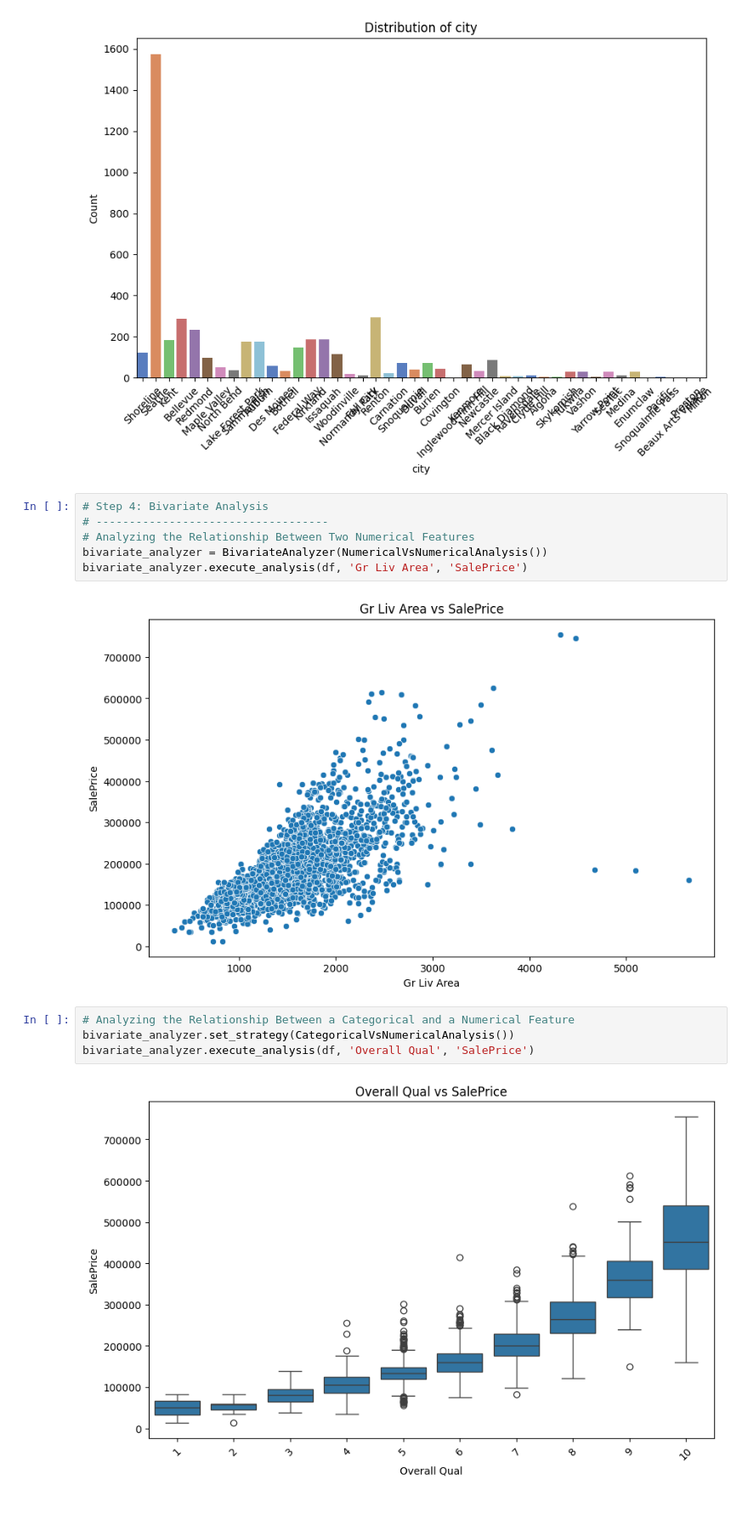
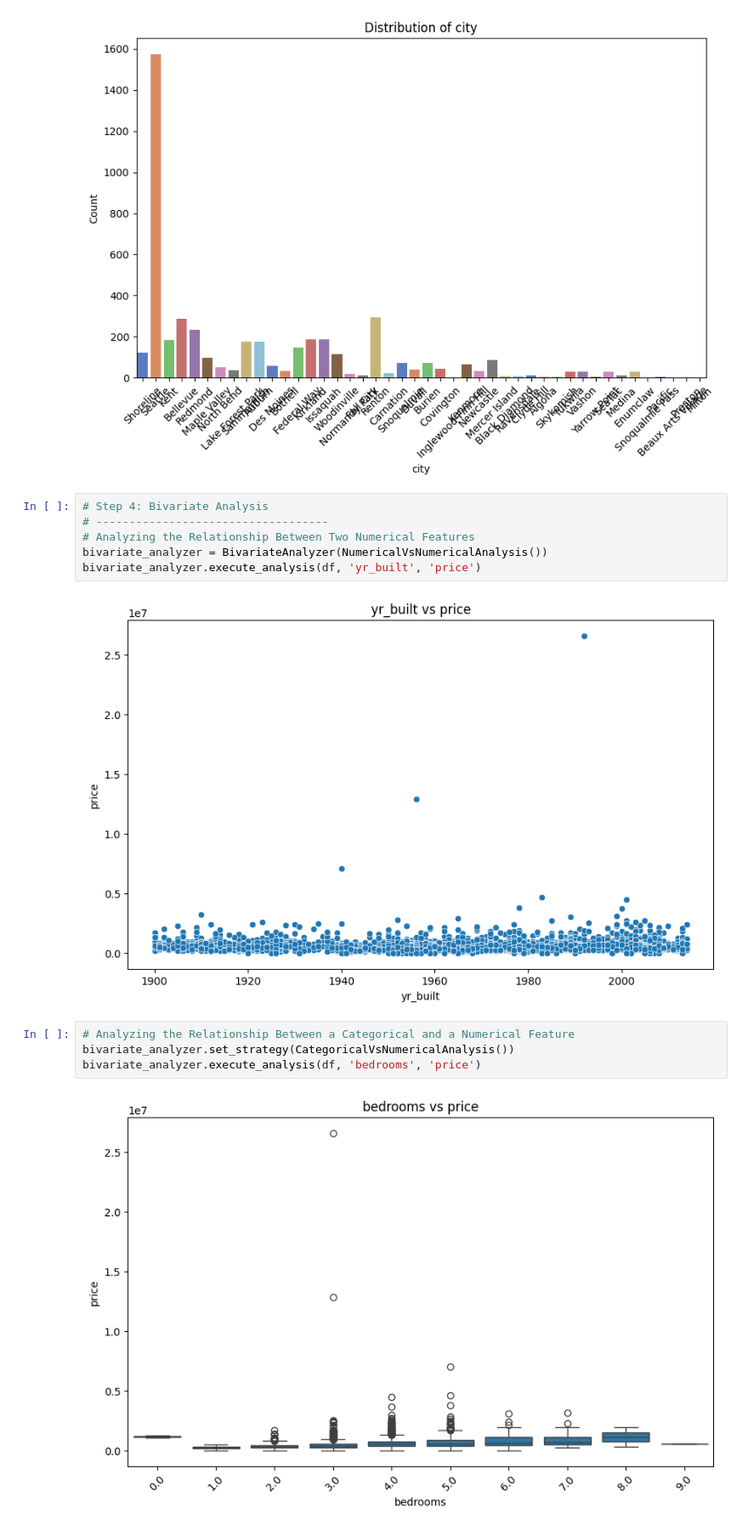
Before and after one commit to Ibrahima-Ndao/m2dsia_house_price_ml_project, a Jupyter notebook: analysis/EDA.ipynb, the cells around one changed output. Shown at 85% size. Drawn from its saved outputs; the diff is of its cells as text; blank space fills up the shorter version.

```diff
--- a/analysis/EDA.ipynb
+++ b/analysis/EDA.ipynb
@@ -128,15 +128,15 @@ Passing `palette` without assigning `hue` is deprecated and will be removed in v
 # -----------------------------------
 # Analyzing the Relationship Between Two Numerical Features
 bivariate_analyzer = BivariateAnalyzer(NumericalVsNumericalAnalysis())
-bivariate_analyzer.execute_analysis(df, 'Gr Liv Area', 'SalePrice')
+bivariate_analyzer.execute_analysis(df, 'yr_built', 'price')
 # %% [output]
-[figure, old version]
+[figure, new version]
 # %%
 # Analyzing the Relationship Between a Categorical and a Numerical Feature
 bivariate_analyzer.set_strategy(CategoricalVsNumericalAnalysis())
-bivariate_analyzer.execute_analysis(df, 'Overall Qual', 'SalePrice')
+bivariate_analyzer.execute_analysis(df, 'bedrooms', 'price')
 # %% [output]
-[figure, old version]
+[figure, new version]
 # %% [markdown]
 ### **Insights from Univariate and Bivariate Analysis**
 
```
Also changed, not shown: parts of 2 cells of this notebook.
